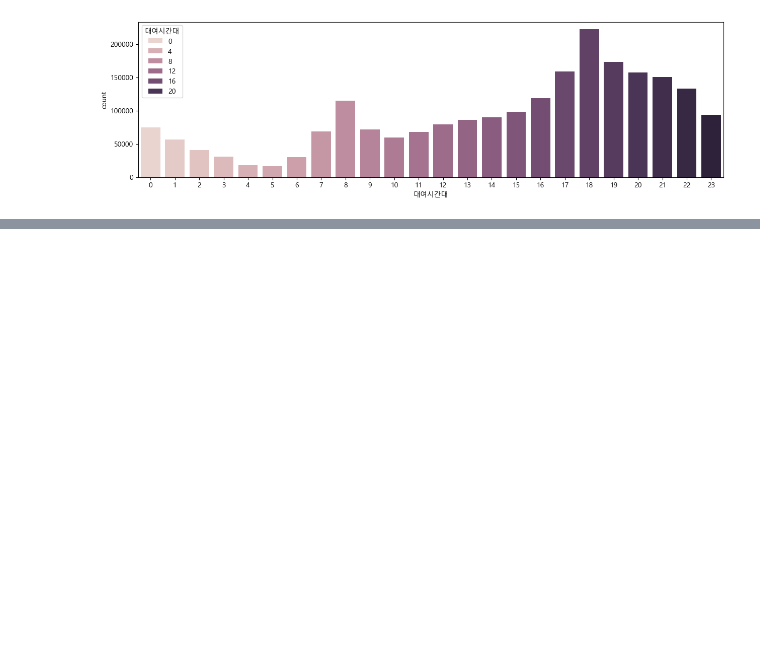
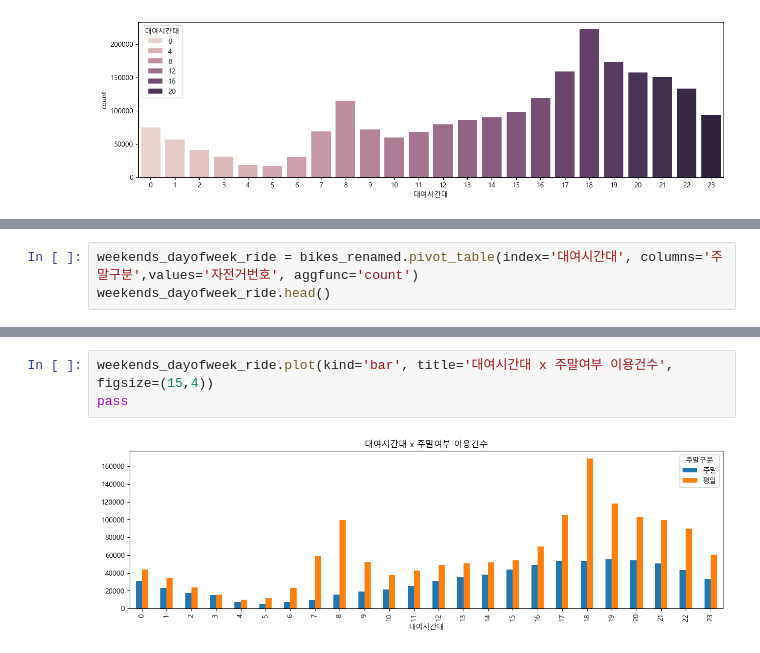
Before and after one commit to TAEstationSUNG/pythonexercise06, a Jupyter notebook: 20260522/src/bike-analysis.ipynb, the cells around one changed output, grey strips where cells are left out. Cells and saved outputs as stored; diff of their text form; blank space fills up the shorter version.

```diff
--- a/20260522/src/bike-analysis.ipynb
+++ b/20260522/src/bike-analysis.ipynb
@@ -463,0 +487,3 @@ python
+# %%
+weekends_dayofweek_ride = bikes_renamed.pivot_table(index='대여시간대', columns='주말구분',values='자전거번호', aggfunc='count')
+weekends_dayofweek_ride.head()
@@ -463,0 +498,5 @@ python
+# %%
+weekends_dayofweek_ride.plot(kind='bar', title='대여시간대 x 주말여부 이용건수', figsize=(15,4))
+pass
+# %% [output]
+[figure, added]
```
Also changed, not shown: parts of 18 cells of this notebook, 1 other file.
